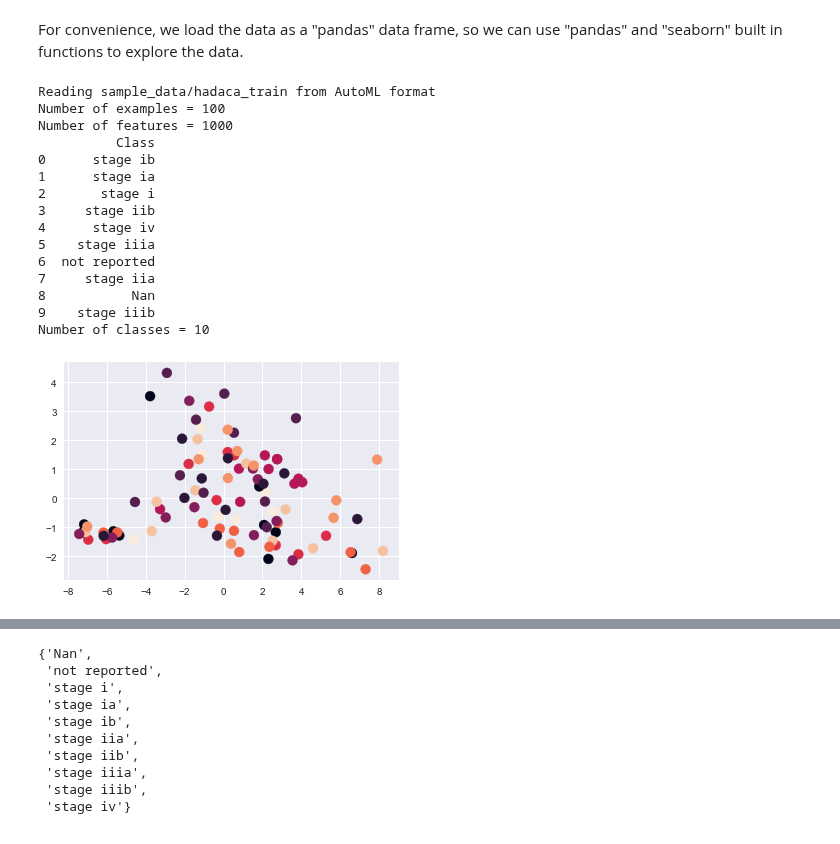
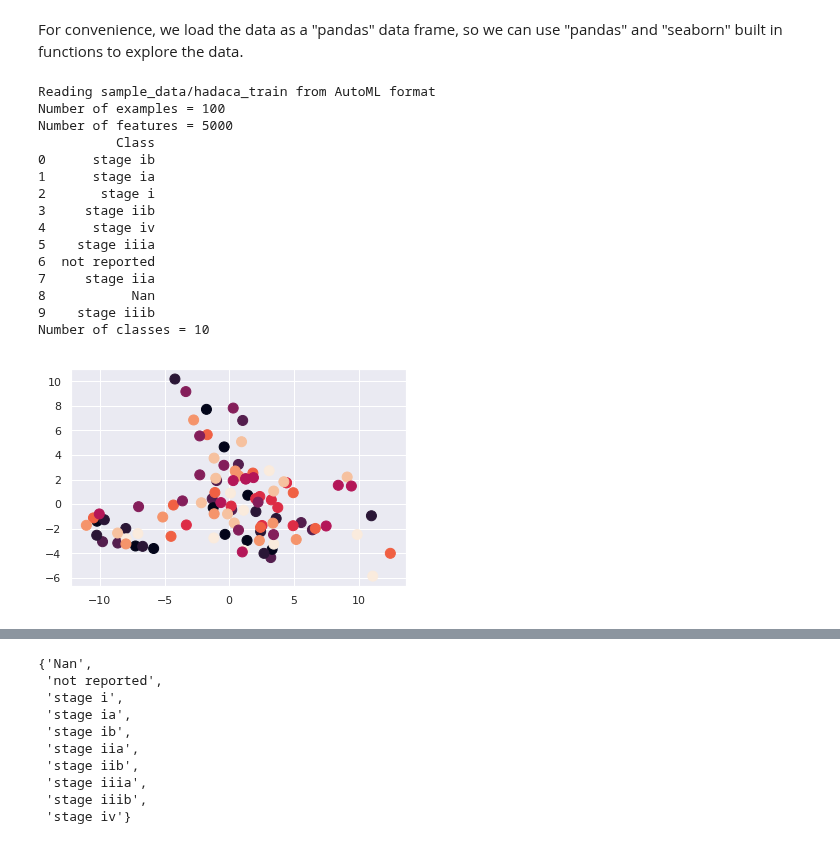
Before and after one commit to HADACA/HADACA, a Jupyter notebook: starting_kit/README.ipynb, the cells around one changed output, grey strips where cells are left out. Drawn from its saved outputs; the diff is of its cells as text; code cells hidden in the pictures.

```diff
--- a/starting_kit/README.ipynb
+++ b/starting_kit/README.ipynb
@@ -62,32 +61,32 @@ For convenience, we load the data as a "pandas" data frame, so we can use "panda
 # %%
 from data_io import read_as_df
 data = read_as_df(data_dir  + '/' + data_name)       # The data are loaded as a Pandas Data Frame
 # because we have a huge number of features wo only chose some for visualization
-# data_slice = data.loc[:,data.columns.str.contains('^methyl_0$|^methyl_1$|^methyl_2$|^methyl_3$|^target$')]
+data_slice = data.loc[:,data.columns.str.contains('^methyl_0$|^methyl_1$|^methyl_2$|^methyl_3$|^target$')]
 from sklearn.decomposition import PCA
 data_slice = PCA(n_components=2).fit_transform(data.loc[:,~data.columns.str.contains('^target$')].values)
-from sklearn.manifold import TSNE
-# data_slice = TSNE(n_components=2).fit_transform(data_slice)
+#from sklearn.manifold import TSNE
+#data_slice = TSNE(n_components=2).fit_transform(data_slice)
 target_revers_index = {value: key for key, value in enumerate(set(data['target'].values))}
 plt.scatter(data_slice[:,0], data_slice[:,1], c=[target_revers_index[t] for t in data['target'].values], s=100)
 data_slice = pd.DataFrame({'methyl_1':data_slice[:,0],'methyl_2':data_slice[:,1], 'target':data['target'].values})
 # %% [output]
 Reading sample_data/hadaca_train from AutoML format
 Number of examples = 100
-Number of features = 1000
+Number of features = 5000
           Class
 0      stage ib
 1      stage ia
 2       stage i
 3     stage iib
 4      stage iv
 5    stage iiia
 6  not reported
 7     stage iia
 8           Nan
 9    stage iiib
 Number of classes = 10
-[figure, old version]
+[figure, new version]
 # %%
 data_slice.head()
 # %% [output]
```
Also changed, not shown: parts of 47 cells of this notebook, 2 other files.
